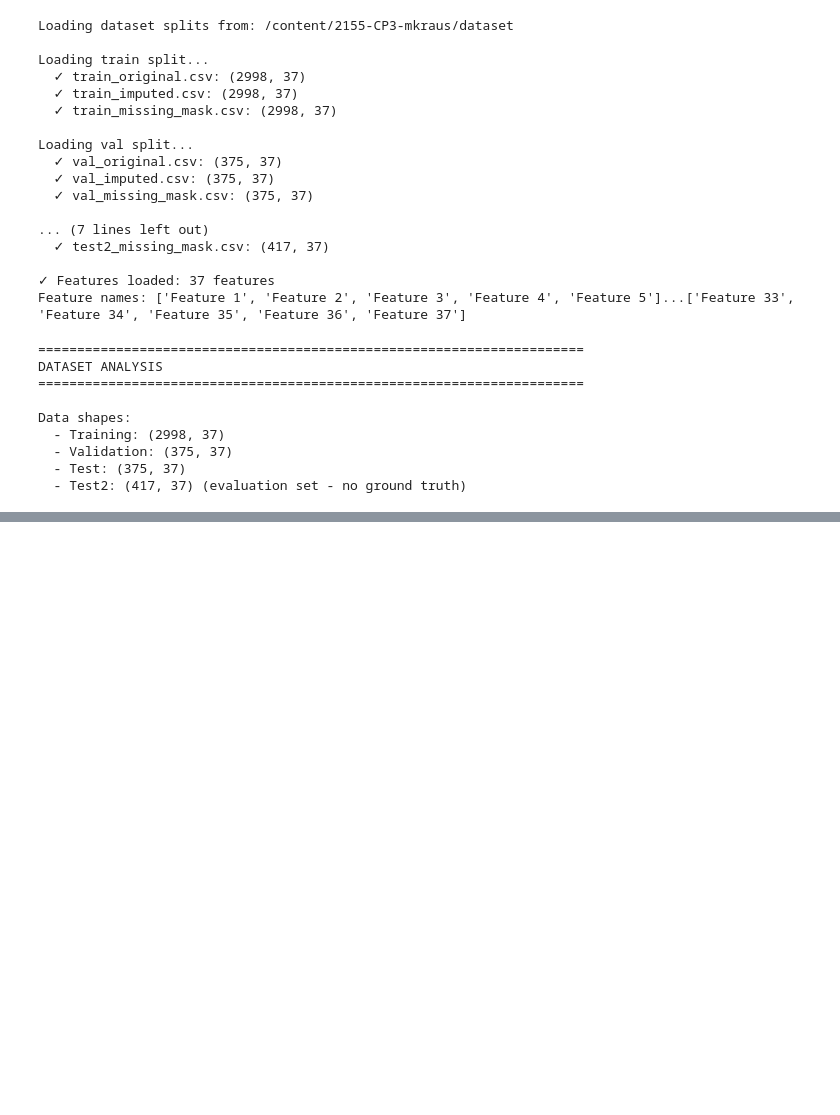
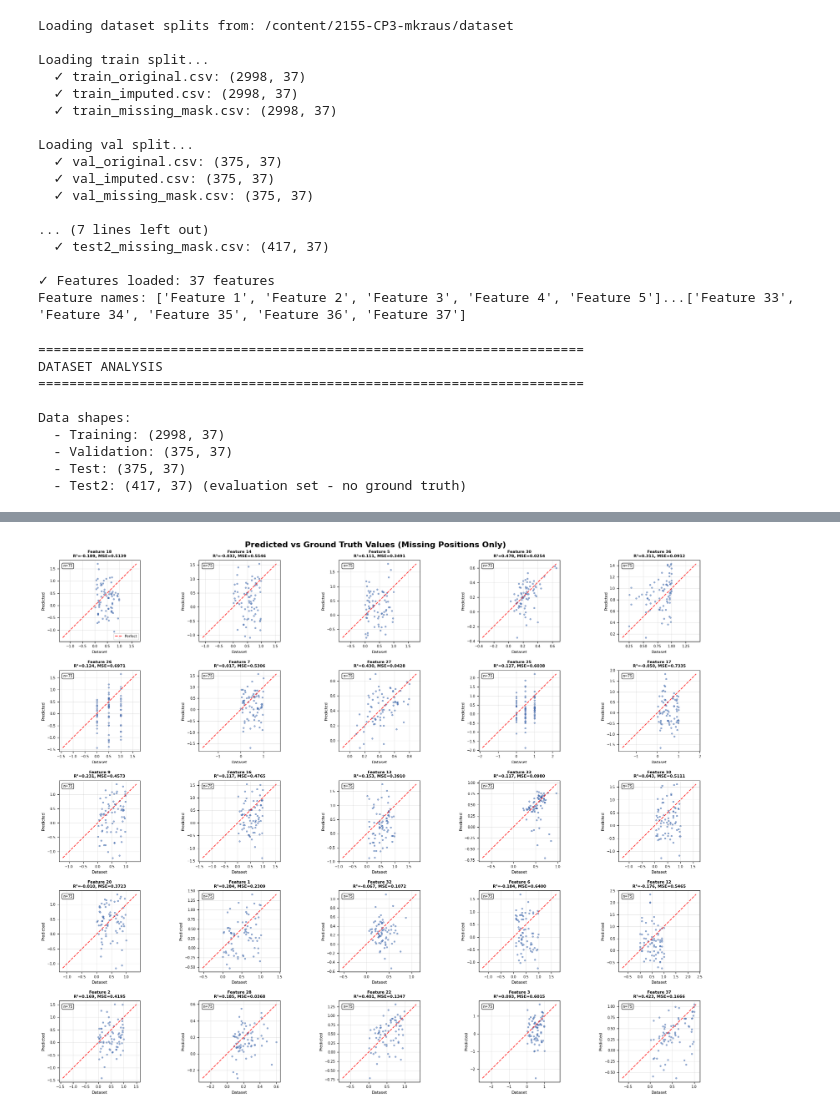
Before and after one commit to kramerkraus/2155-CP3-mkraus, a Jupyter notebook: diffusionmodel.ipynb, the cells around one changed output, grey strips where cells are left out. Drawn from its saved outputs; the diff is of its cells as text; code cells hidden in the pictures; blank space fills up the shorter version.

```diff
--- a/diffusionmodel.ipynb
+++ b/diffusionmodel.ipynb
@@ -1,2 +1,12 @@
 # %% [markdown]
 <a href="https://colab.research.google.com/github/kramerkraus/2155-CP3-mkraus/blob/main/diffusionmodel.ipynb" target="_parent"><img src="https://colab.research.google.com/assets/colab-badge.svg" alt="Open In Colab"/></a>
+# %%
+#make it so i can access files in the folder 2155-CP3-mkraus
+import sys
+sys.path.append('/content/2155-CP3-mkraus/')
+from utils import *
+from evaluate import *
+
+# Check if CUDA is available
+device = torch.device('cuda' if torch.cuda.is_available() else 'cpu')
+print(f"Using device: {device}")
@@ -239,5 +297,5 @@ class Diffusion(nn.Module):
 # %%
-model = Diffusion(input_dim=37, timesteps=500).to(device)
+model = Diffusion(input_dim=37, timesteps=1000).to(device)
 opt = torch.optim.Adam(model.parameters(), lr=1e-4)
 # %%
 for epoch in range(200):
@@ -268,0 +345,27 @@ samples = np.array(samples)   # (20, 1, 37)
+# %%
+def evaluate_imputation(model, data_loader, device):
+    """Evaluate imputation performance."""
+    model.eval()
+
+    all_imputations = []
+    all_originals = []
+    all_masks = []
+
+    with torch.no_grad():
+        for batch_data_original, batch_mask_original in data_loader:
+            batch_data_original = batch_data_original.to(device)
+            batch_mask_original = batch_mask_original.to(device)
+
+            # Use the model's sampling method for imputation
+            imputed_data = model.sample(batch_data_original, batch_mask_original)
+
+            all_imputations.append(imputed_data.cpu().numpy())
+            all_originals.append(batch_data_original.cpu().numpy())
+            all_masks.append(batch_mask_original.cpu().numpy())
+
+    # Concatenate all results
+    imputations = np.vstack(all_imputations)
+    originals = np.vstack(all_originals)
+    masks = np.vstack(all_masks)
+
+    return imputations, originals, masks
@@ -268,0 +474,5 @@ samples = np.array(samples)   # (20, 1, 37)
+# %%
+# Create the visualization
+plot_prediction_scatter(test_imputations_denorm, test_original_denorm, test_masks, feature_names, n_features=37)
+# %% [output]
+[figure, added]
```
Also changed, not shown: parts of 12 cells of this notebook.
